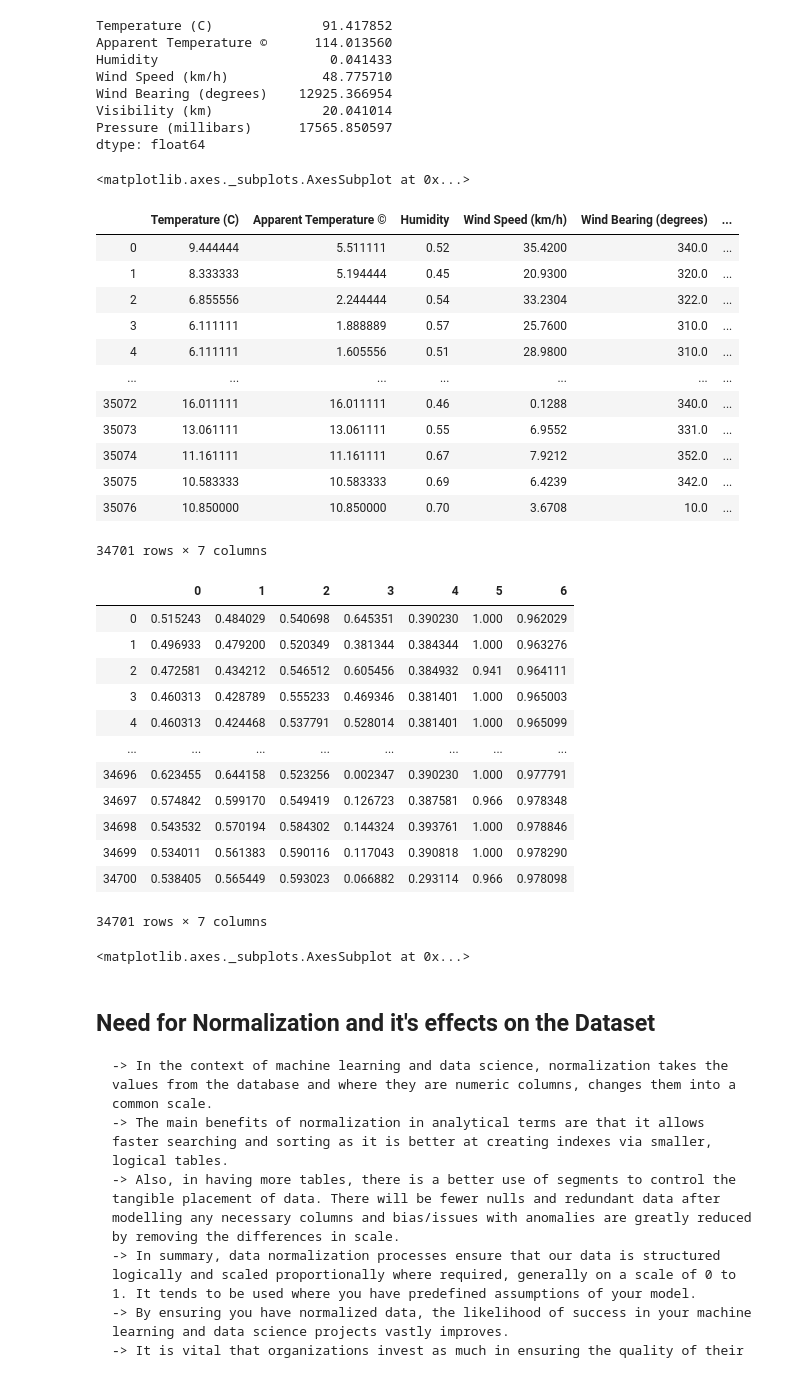
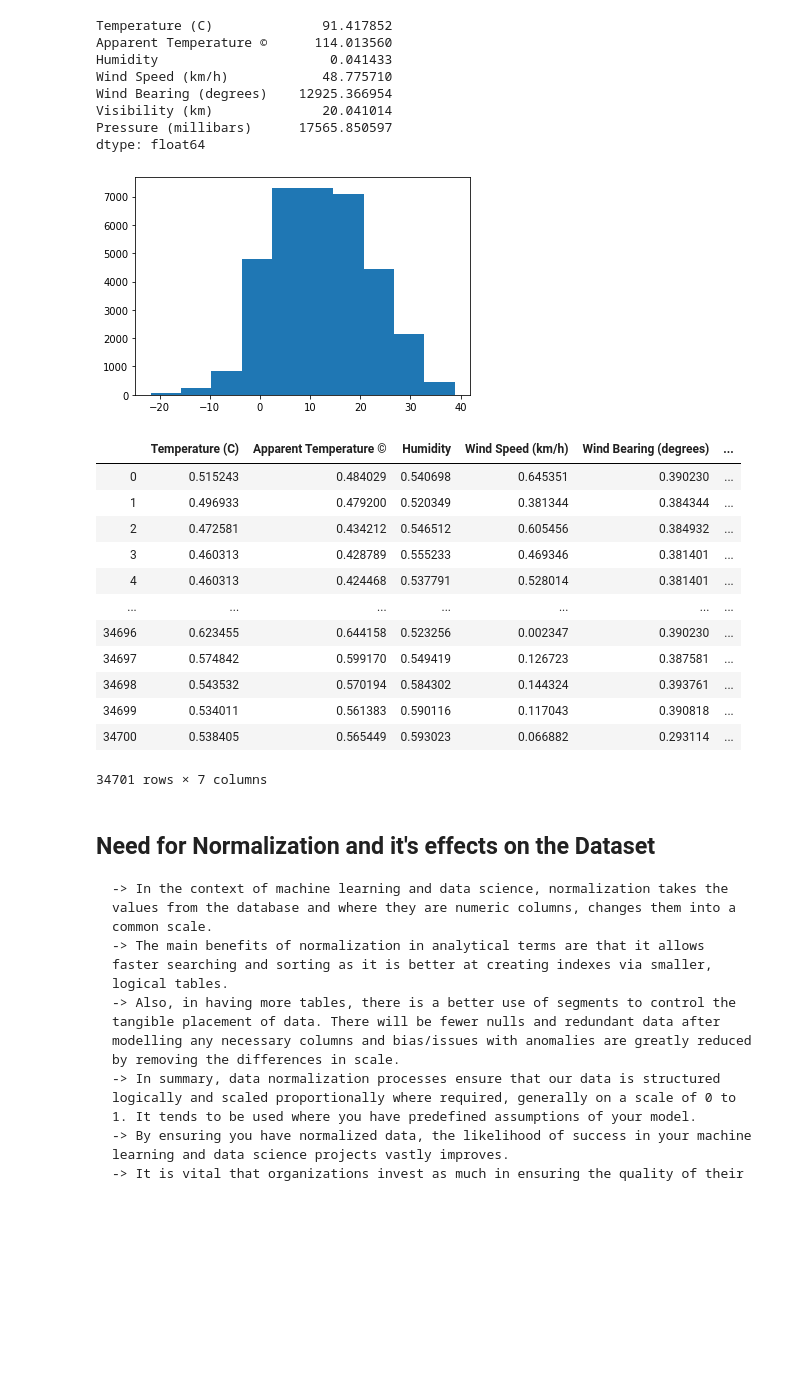
Before and after one commit to Sanjiv01/SDS-project, a Jupyter notebook: Weather linear reg.ipynb, the cells around one changed output. Saved outputs shown, nothing was run; the diff lists cells and outputs as text; code cells hidden in the pictures; blank space fills up the shorter version.

```diff
--- a/Weather linear reg.ipynb
+++ b/Weather linear reg.ipynb
@@ -144,32 +144,16 @@ Wind Bearing (degrees)    12925.366954
 Visibility (km)              20.041014
 Pressure (millibars)      17565.850597
 dtype: float64
-# %%
-# View the unnormalized data
-df['Temperature (C)'].plot(kind = 'bar')
-# %% [output]
-<matplotlib.axes._subplots.AxesSubplot at 0x...>
-# %%
-df_normalize = df[['Temperature (C)', 'Apparent Temperature ©', 'Humidity', 'Wind Speed (km/h)', 'Wind Bearing (degrees)',
-                'Visibility (km)', 'Pressure (millibars)']]
-df_normalize
-# %% [output]
-|  | Temperature (C) | Apparent Temperature © | Humidity | Wind Speed (km/h) | Wind Bearing (degrees) | ... |
-| 0 | 9.444444 | 5.511111 | 0.52 | 35.4200 | 340.0 | ... |
-| 1 | 8.333333 | 5.194444 | 0.45 | 20.9300 | 320.0 | ... |
-| 2 | 6.855556 | 2.244444 | 0.54 | 33.2304 | 322.0 | ... |
-| 3 | 6.111111 | 1.888889 | 0.57 | 25.7600 | 310.0 | ... |
-| 4 | 6.111111 | 1.605556 | 0.51 | 28.9800 | 310.0 | ... |
-| ... | ... | ... | ... | ... | ... | ... |
-| 35072 | 16.011111 | 16.011111 | 0.46 | 0.1288 | 340.0 | ... |
-| 35073 | 13.061111 | 13.061111 | 0.55 | 6.9552 | 331.0 | ... |
-| 35074 | 11.161111 | 11.161111 | 0.67 | 7.9212 | 352.0 | ... |
-| 35075 | 10.583333 | 10.583333 | 0.69 | 6.4239 | 342.0 | ... |
-| 35076 | 10.850000 | 10.850000 | 0.70 | 3.6708 | 10.0 | ... |
-34701 rows × 7 columns
+# %%
+pyplot.hist(df['Temperature (C)'])
+pyplot.show()
+# %% [output]
+[figure, added]
 # %%
-# Create x, where x the 'Temperature' column's values as floats
-x = df_normalize.values.astype(float)
+cols = ['Temperature (C)', 'Apparent Temperature ©', 'Humidity', 'Wind Speed (km/h)', 'Wind Bearing (degrees)', 'Visibility (km)', 'Pressure (millibars)']
+
+# Create x, where x is the values of cols as floats
+x = df[cols].values.astype(float)
 
 # Create a minimum and maximum processor object
 min_max_scaler = preprocessing.MinMaxScaler()
@@ -178,28 +162,23 @@ min_max_scaler = preprocessing.MinMaxScaler()
 x_scaled = min_max_scaler.fit_transform(x)
 
 # Run the normalizer on the dataframe
-df_normalize = pd.DataFrame(x_scaled)
+df = pd.DataFrame(x_scaled)
+df.columns = ['Temperature (C)', 'Apparent Temperature ©', 'Humidity', 'Wind Speed (km/h)', 'Wind Bearing (degrees)', 'Visibility (km)', 'Pressure (millibars)']
+df
+# %% [output]
+|  | Temperature (C) | Apparent Temperature © | Humidity | Wind Speed (km/h) | Wind Bearing (degrees) | ... |
+| 0 | 0.515243 | 0.484029 | 0.540698 | 0.645351 | 0.390230 | ... |
+| 1 | 0.496933 | 0.479200 | 0.520349 | 0.381344 | 0.384344 | ... |
+| 2 | 0.472581 | 0.434212 | 0.546512 | 0.605456 | 0.384932 | ... |
+| 3 | 0.460313 | 0.428789 | 0.555233 | 0.469346 | 0.381401 | ... |
+| 4 | 0.460313 | 0.424468 | 0.537791 | 0.528014 | 0.381401 | ... |
+| ... | ... | ... | ... | ... | ... | ... |
+| 34696 | 0.623455 | 0.644158 | 0.523256 | 0.002347 | 0.390230 | ... |
+| 34697 | 0.574842 | 0.599170 | 0.549419 | 0.126723 | 0.387581 | ... |
+| 34698 | 0.543532 | 0.570194 | 0.584302 | 0.144324 | 0.393761 | ... |
+| 34699 | 0.534011 | 0.561383 | 0.590116 | 0.117043 | 0.390818 | ... |
+| 34700 | 0.538405 | 0.565449 | 0.593023 | 0.066882 | 0.293114 | ... |
+34701 rows × 7 columns
-# %%
-# View the dataframe
-df_normalize
-# %% [output]
-|  | 0 | 1 | 2 | 3 | 4 | 5 | 6 |
-| 0 | 0.515243 | 0.484029 | 0.540698 | 0.645351 | 0.390230 | 1.000 | 0.962029 |
-| 1 | 0.496933 | 0.479200 | 0.520349 | 0.381344 | 0.384344 | 1.000 | 0.963276 |
-| 2 | 0.472581 | 0.434212 | 0.546512 | 0.605456 | 0.384932 | 0.941 | 0.964111 |
-| 3 | 0.460313 | 0.428789 | 0.555233 | 0.469346 | 0.381401 | 1.000 | 0.965003 |
-| 4 | 0.460313 | 0.424468 | 0.537791 | 0.528014 | 0.381401 | 1.000 | 0.965099 |
-| ... | ... | ... | ... | ... | ... | ... | ... |
-| 34696 | 0.623455 | 0.644158 | 0.523256 | 0.002347 | 0.390230 | 1.000 | 0.977791 |
-| 34697 | 0.574842 | 0.599170 | 0.549419 | 0.126723 | 0.387581 | 0.966 | 0.978348 |
-| 34698 | 0.543532 | 0.570194 | 0.584302 | 0.144324 | 0.393761 | 1.000 | 0.978846 |
-| 34699 | 0.534011 | 0.561383 | 0.590116 | 0.117043 | 0.390818 | 1.000 | 0.978290 |
-| 34700 | 0.538405 | 0.565449 | 0.593023 | 0.066882 | 0.293114 | 0.966 | 0.978098 |
-34701 rows × 7 columns
-# %%
-df['Temperature (C)'].plot(kind='bar')
-# %% [output]
-<matplotlib.axes._subplots.AxesSubplot at 0x...>
 # %% [markdown]
 ## Need for Normalization and it's effects on the Dataset
 
```
Also changed, not shown: parts of 3 cells of this notebook.
